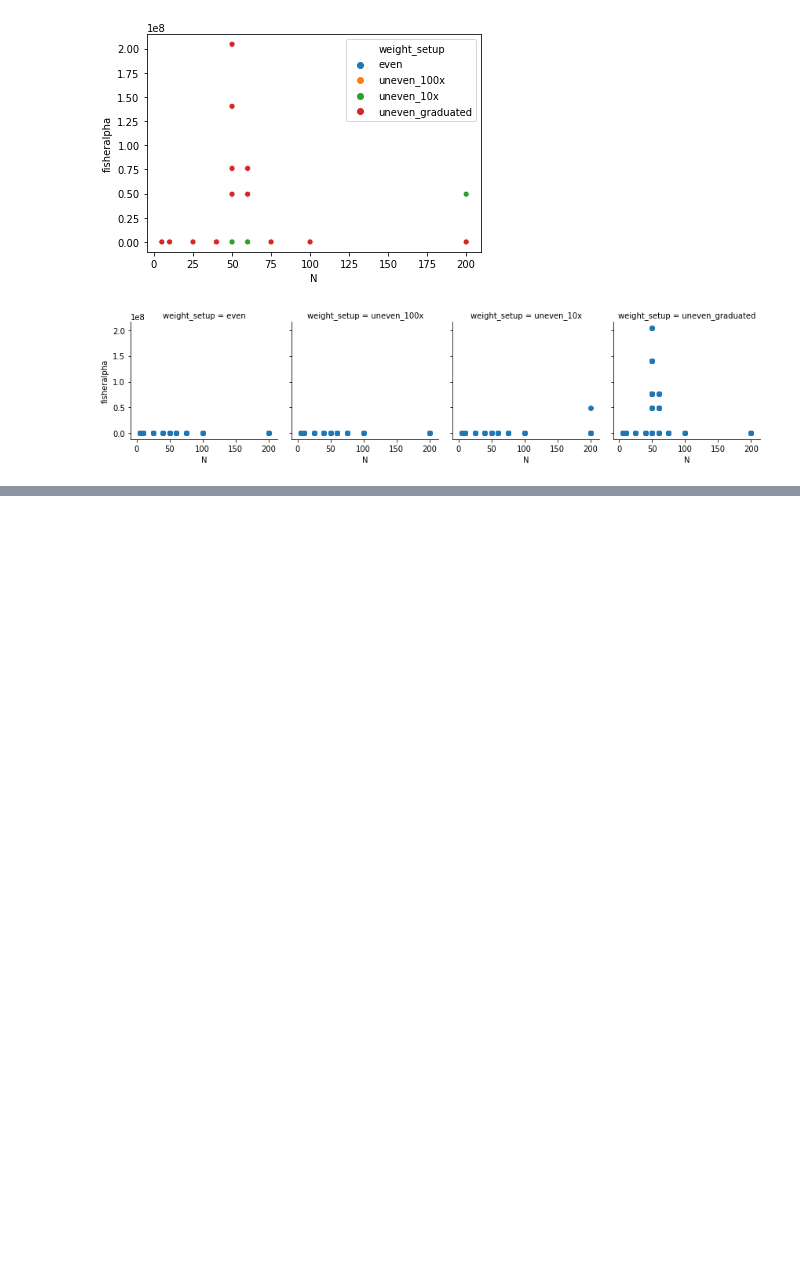
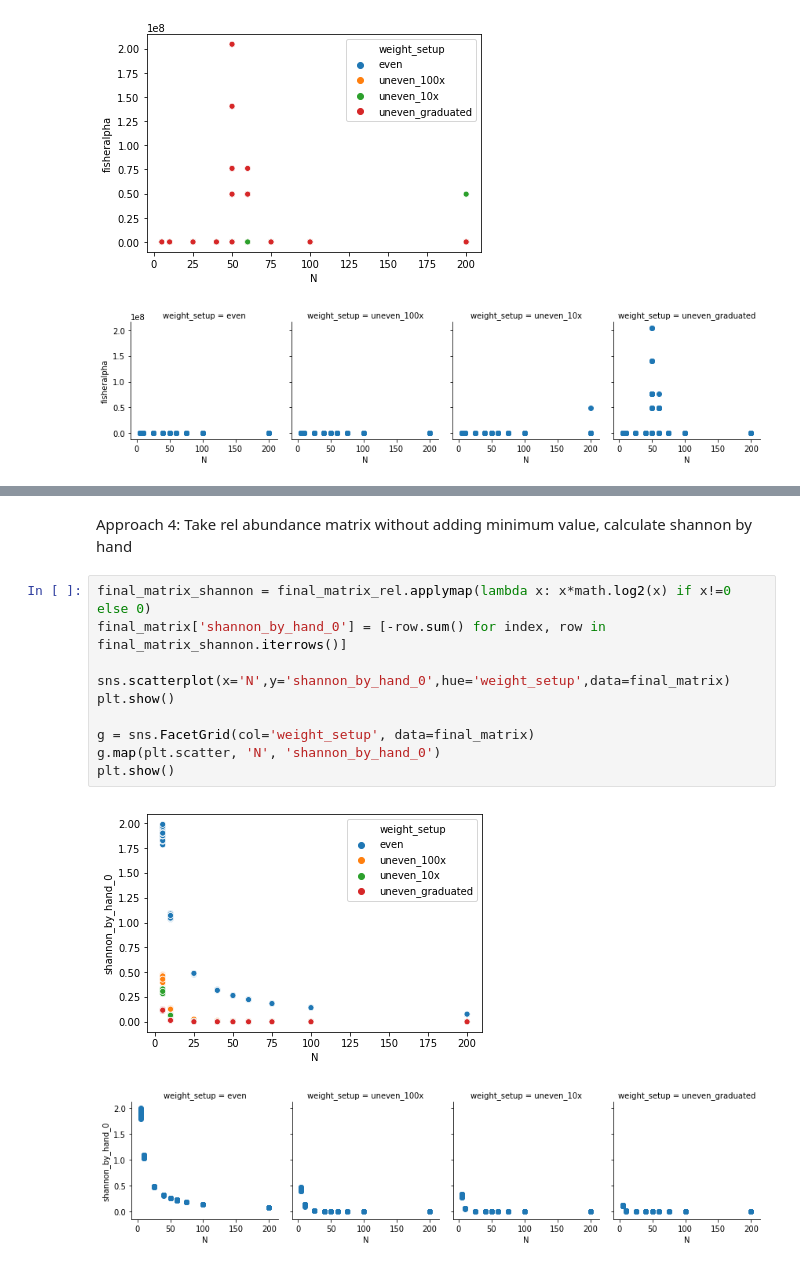
Before and after one commit to dianagong/Alm-rotation, a Jupyter notebook: uw_diffproportionsampling.ipynb, the cells around one changed output, grey strips where cells are left out. Cells and saved outputs as stored; diff of their text form; blank space fills up the shorter version.

```diff
--- a/uw_diffproportionsampling.ipynb
+++ b/uw_diffproportionsampling.ipynb
@@ -197,0 +253,15 @@ plt.show()
+# %% [markdown]
+Approach 4: Take rel abundance matrix without adding minimum value, calculate shannon by hand
+# %%
+final_matrix_shannon = final_matrix_rel.applymap(lambda x: x*math.log2(x) if x!=0 else 0)
+final_matrix['shannon_by_hand_0'] = [-row.sum() for index, row in final_matrix_shannon.iterrows()]
+
+sns.scatterplot(x='N',y='shannon_by_hand_0',hue='weight_setup',data=final_matrix)
+plt.show()
+
+g = sns.FacetGrid(col='weight_setup', data=final_matrix)
+g.map(plt.scatter, 'N', 'shannon_by_hand_0')
+plt.show()
+# %% [output]
+[figure, added]
+[figure, added]
```
Also changed, not shown: parts of 18 cells of this notebook.
